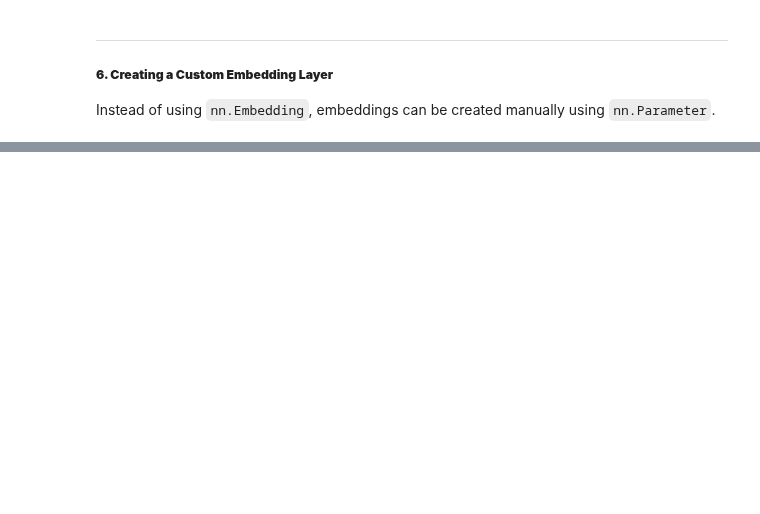
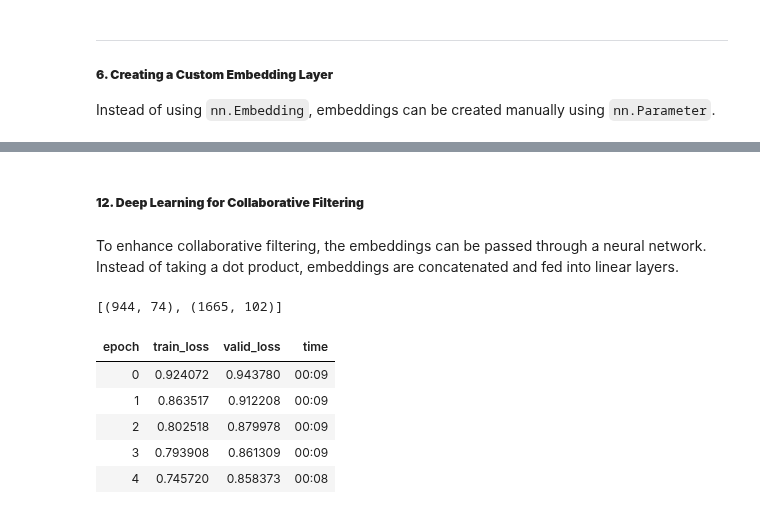
Before and after one commit to Firojpaudel/Machine-Learning-Notes, a Jupyter notebook: Practical Deep Learning For Coders/Chapter_8.ipynb, the cells around one changed output, grey strips where cells are left out. Drawn from its saved outputs; the diff is of its cells as text; code cells hidden in the pictures; blank space fills up the shorter version.

```diff
--- a/Practical Deep Learning For Coders/Chapter_8.ipynb
+++ b/Practical Deep Learning For Coders/Chapter_8.ipynb
@@ -278,0 +413,39 @@ learn.fit_one_cycle(5, 5e-3, wd=0.1)
+# %% [markdown]
+##### **12. Deep Learning for Collaborative Filtering**
+# %% [markdown]
+To enhance collaborative filtering, the embeddings can be passed through a neural network. Instead of taking a dot product, embeddings are concatenated and fed into linear layers.
+# %%
+#@ Embedding matrix sizes
+embs = get_emb_sz(dls)
+embs
+# %% [output]
+[(944, 74), (1665, 102)]
+# %%
+##@ Implementation of CollabNN
+
+class CollabNN(Module):
+    def __init__(self, user_sz, item_sz, y_range=(0,5.5), n_act=100):
+        self.user_factors = Embedding(*user_sz)
+        self.item_factors = Embedding(*item_sz)
+        self.layers = nn.Sequential(
+            nn.Linear(user_sz[1]+item_sz[1], n_act),
+            nn.ReLU(),
+            nn.Linear(n_act, 1))
+        self.y_range = y_range
+
+    def forward(self, x):
+        embs = self.user_factors(x[:,0]), self.item_factors(x[:,1])
+        x = self.layers(torch.cat(embs, dim=1))
+        return sigmoid_range(x, *self.y_range)
+# %%
+#@ Training the model
+model = CollabNN(*embs)
+learn = Learner(dls, model, loss_func=MSELossFlat())
+learn.fit_one_cycle(5, 5e-3, wd=0.01)
+# %% [output]
+| epoch | train_loss | valid_loss | time |
+| 0 | 0.924072 | 0.943780 | 00:09 |
+| 1 | 0.863517 | 0.912208 | 00:09 |
+| 2 | 0.802518 | 0.879978 | 00:09 |
+| 3 | 0.793908 | 0.861309 | 00:09 |
+| 4 | 0.745720 | 0.858373 | 00:08 |
```
Also changed, not shown: parts of 40 cells of this notebook.
